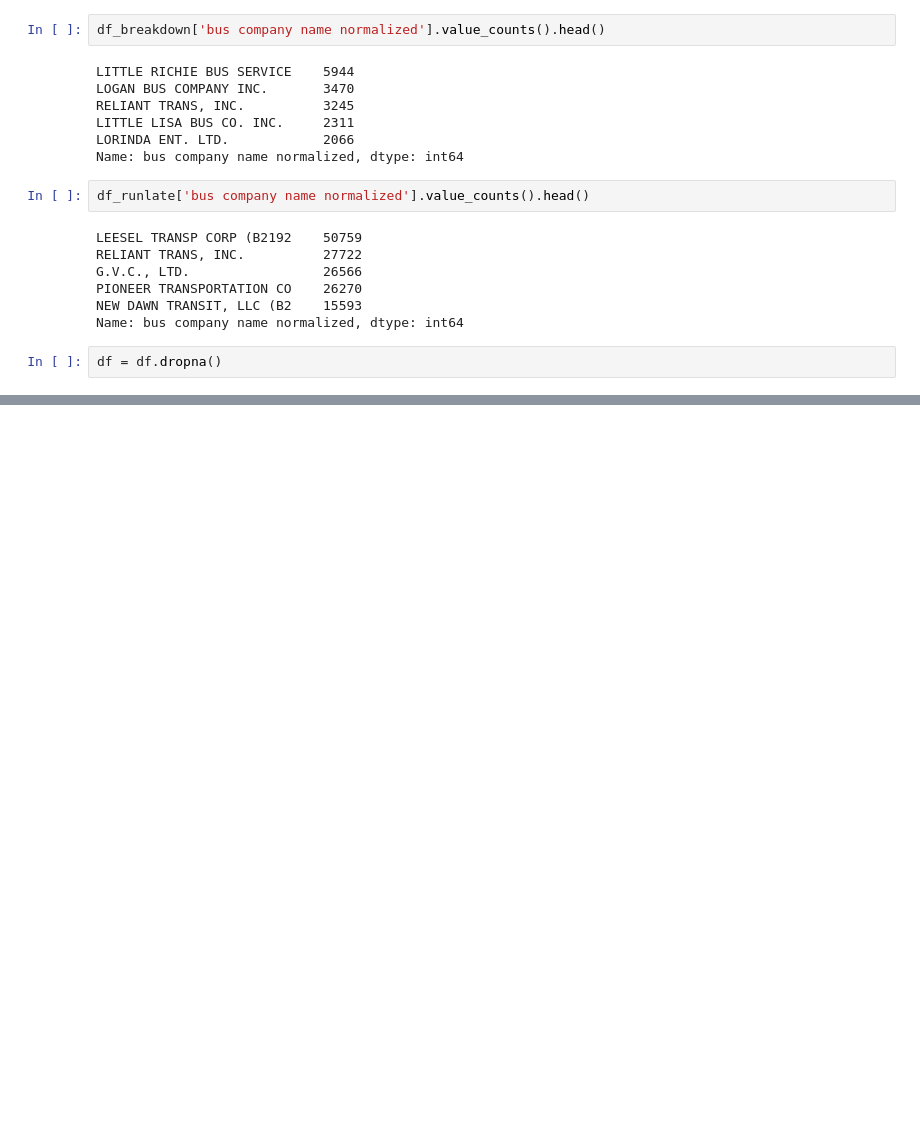
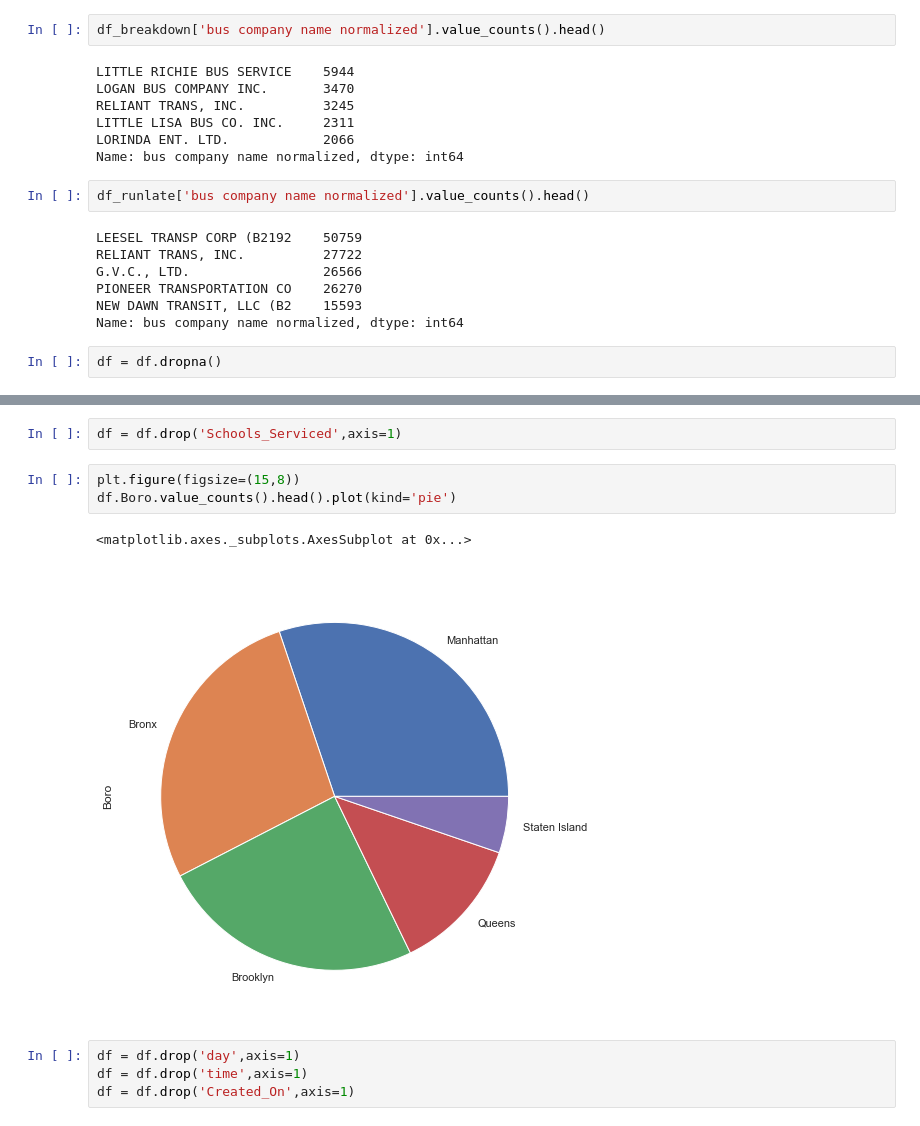
Before and after one commit to vanditnarula123/SpringBoard, a Jupyter notebook: Team Awesome - MUNICH RE.ipynb, the cells around one changed output, grey strips where cells are left out. Cells and saved outputs as stored; diff of their text form; blank space fills up the shorter version.

```diff
--- a/Team Awesome - MUNICH RE.ipynb
+++ b/Team Awesome - MUNICH RE.ipynb
@@ -261,0 +308,12 @@ Name: How_Long_Delayed, Length: 278679, dtype: object
+# %%
+df = df.drop('Schools_Serviced',axis=1)
+# %%
+plt.figure(figsize=(15,8))
+df.Boro.value_counts().head().plot(kind='pie')
+# %% [output]
+<matplotlib.axes._subplots.AxesSubplot at 0x...>
+[figure, added]
+# %%
+df = df.drop('day',axis=1)
+df = df.drop('time',axis=1)
+df = df.drop('Created_On',axis=1)
```
Also changed, not shown: parts of 9 cells of this notebook.
